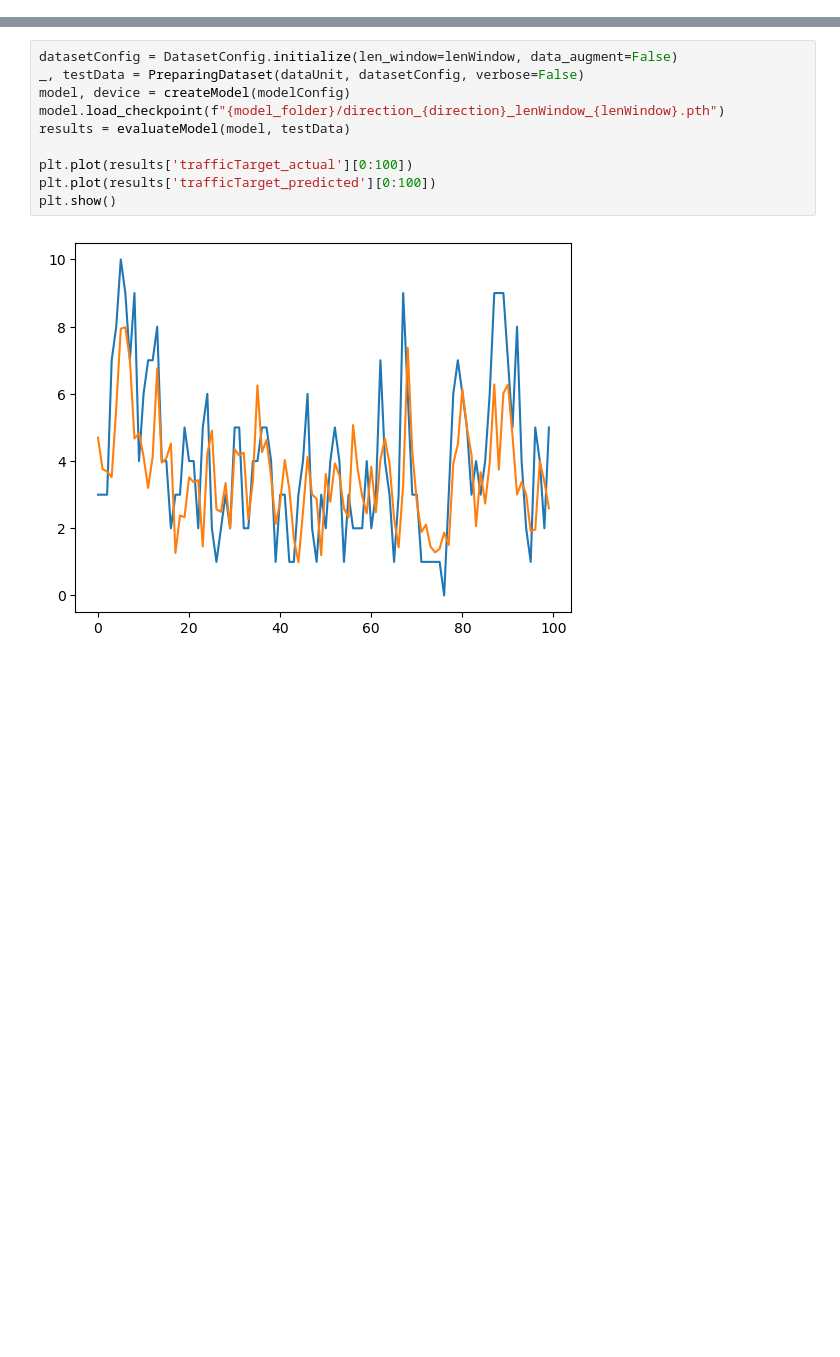
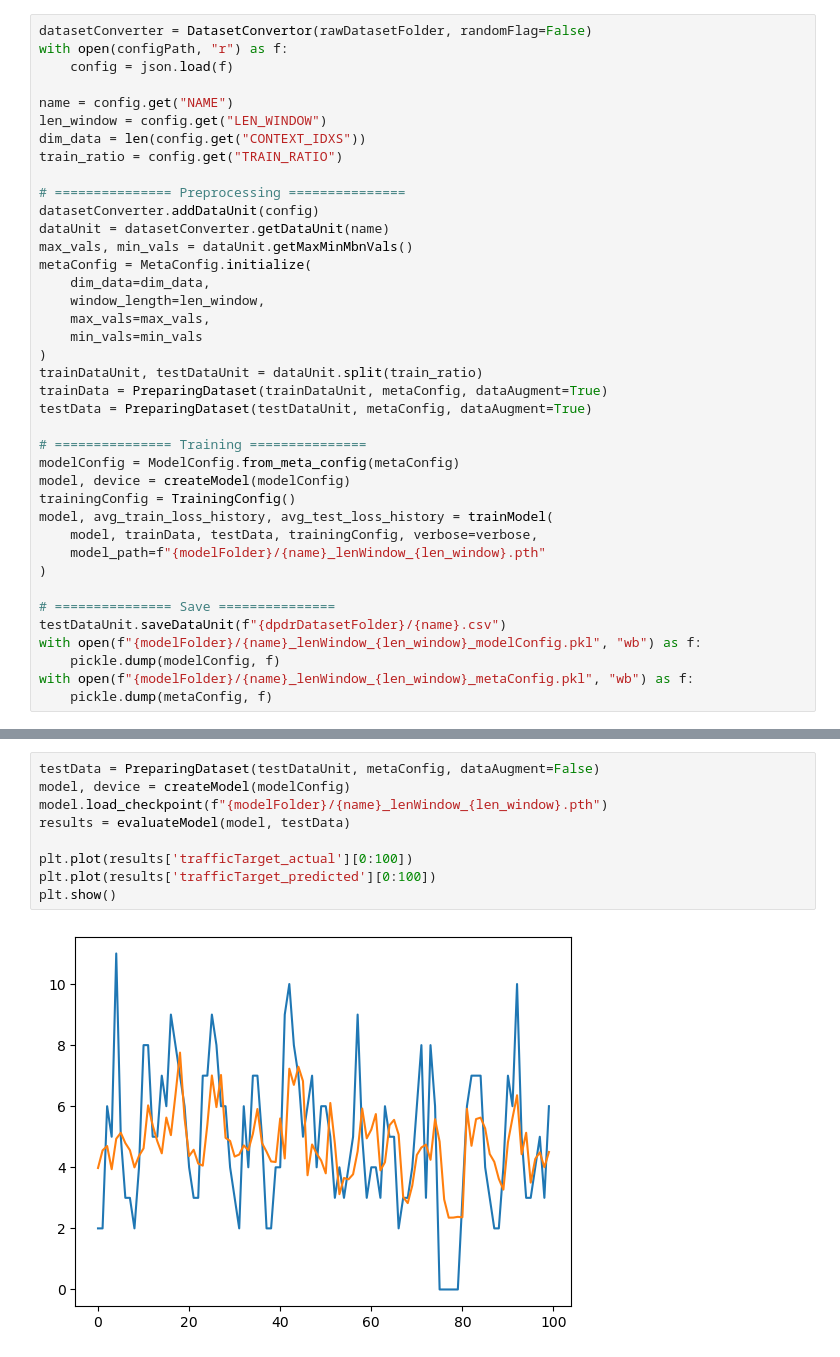
Before and after one commit to evanyeh5118/context_aware_traffic_predictor, a Jupyter notebook: experiments/notebooks/main01a_train_context_aware.ipynb, the cells around one changed output, grey strips where cells are left out. Saved outputs shown, nothing was run; the diff lists cells and outputs as text; blank space fills up the shorter version.

```diff
--- a/experiments/notebooks/main01a_train_context_aware.ipynb
+++ b/experiments/notebooks/main01a_train_context_aware.ipynb
@@ -65,0 +25,39 @@ Epoch [100/100], Train Loss: 469.2352, Validation Loss: 482.3198, Validation Los
+# %%
+datasetConverter = DatasetConvertor(rawDatasetFolder, randomFlag=False)
+with open(configPath, "r") as f:
+    config = json.load(f)
+
+name = config.get("NAME")
+len_window = config.get("LEN_WINDOW")
+dim_data = len(config.get("CONTEXT_IDXS"))
+train_ratio = config.get("TRAIN_RATIO")
+
+# =============== Preprocessing ===============
+datasetConverter.addDataUnit(config)
+dataUnit = datasetConverter.getDataUnit(name)
+max_vals, min_vals = dataUnit.getMaxMinMbnVals()
+metaConfig = MetaConfig.initialize(
+    dim_data=dim_data,
+    window_length=len_window,
+    max_vals=max_vals,
+    min_vals=min_vals
+)
+trainDataUnit, testDataUnit = dataUnit.split(train_ratio)
+trainData = PreparingDataset(trainDataUnit, metaConfig, dataAugment=True)
+testData = PreparingDataset(testDataUnit, metaConfig, dataAugment=True)
+
+# =============== Training ===============
+modelConfig = ModelConfig.from_meta_config(metaConfig)
+model, device = createModel(modelConfig)
+trainingConfig = TrainingConfig()
+model, avg_train_loss_history, avg_test_loss_history = trainModel(
+    model, trainData, testData, trainingConfig, verbose=verbose,
+    model_path=f"{modelFolder}/{name}_lenWindow_{len_window}.pth"
+)
+
+# =============== Save ===============
+testDataUnit.saveDataUnit(f"{dpdrDatasetFolder}/{name}.csv")
+with open(f"{modelFolder}/{name}_lenWindow_{len_window}_modelConfig.pkl", "wb") as f:
+    pickle.dump(modelConfig, f)
+with open(f"{modelFolder}/{name}_lenWindow_{len_window}_metaConfig.pkl", "wb") as f:
+    pickle.dump(metaConfig, f)
@@ -66,12 +89,11 @@ Epoch [100/100], Train Loss: 469.2352, Validation Loss: 482.3198, Validation Los
 # %%
-datasetConfig = DatasetConfig.initialize(len_window=lenWindow, data_augment=False)
-_, testData = PreparingDataset(dataUnit, datasetConfig, verbose=False)
+testData = PreparingDataset(testDataUnit, metaConfig, dataAugment=False)
 model, device = createModel(modelConfig)
-model.load_checkpoint(f"{model_folder}/direction_{direction}_lenWindow_{lenWindow}.pth")
+model.load_checkpoint(f"{modelFolder}/{name}_lenWindow_{len_window}.pth")
 results = evaluateModel(model, testData)
 
 plt.plot(results['trafficTarget_actual'][0:100])
 plt.plot(results['trafficTarget_predicted'][0:100])
 plt.show()
 # %% [output]
-[figure, old version]
+[figure, new version]
```
Also changed, not shown: parts of 5 cells of this notebook, 45 other files.
